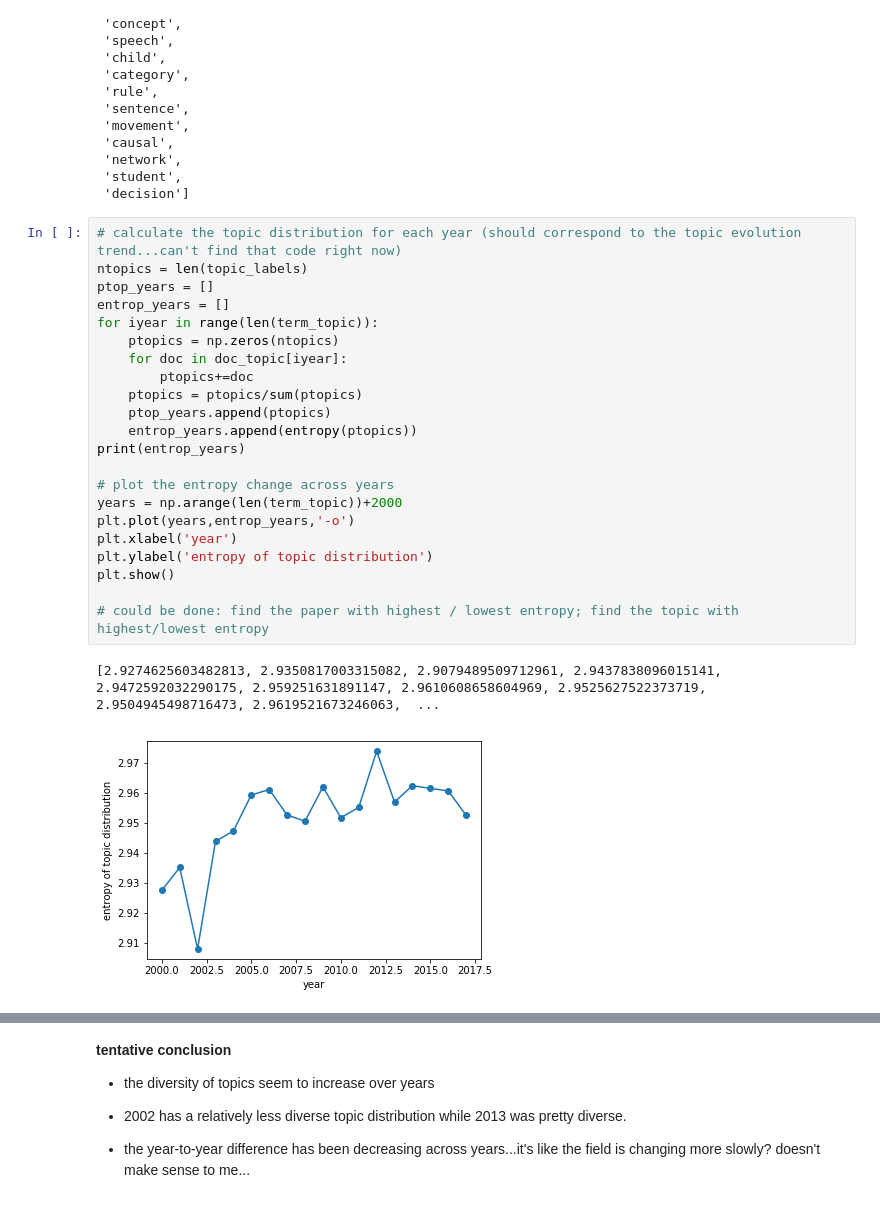
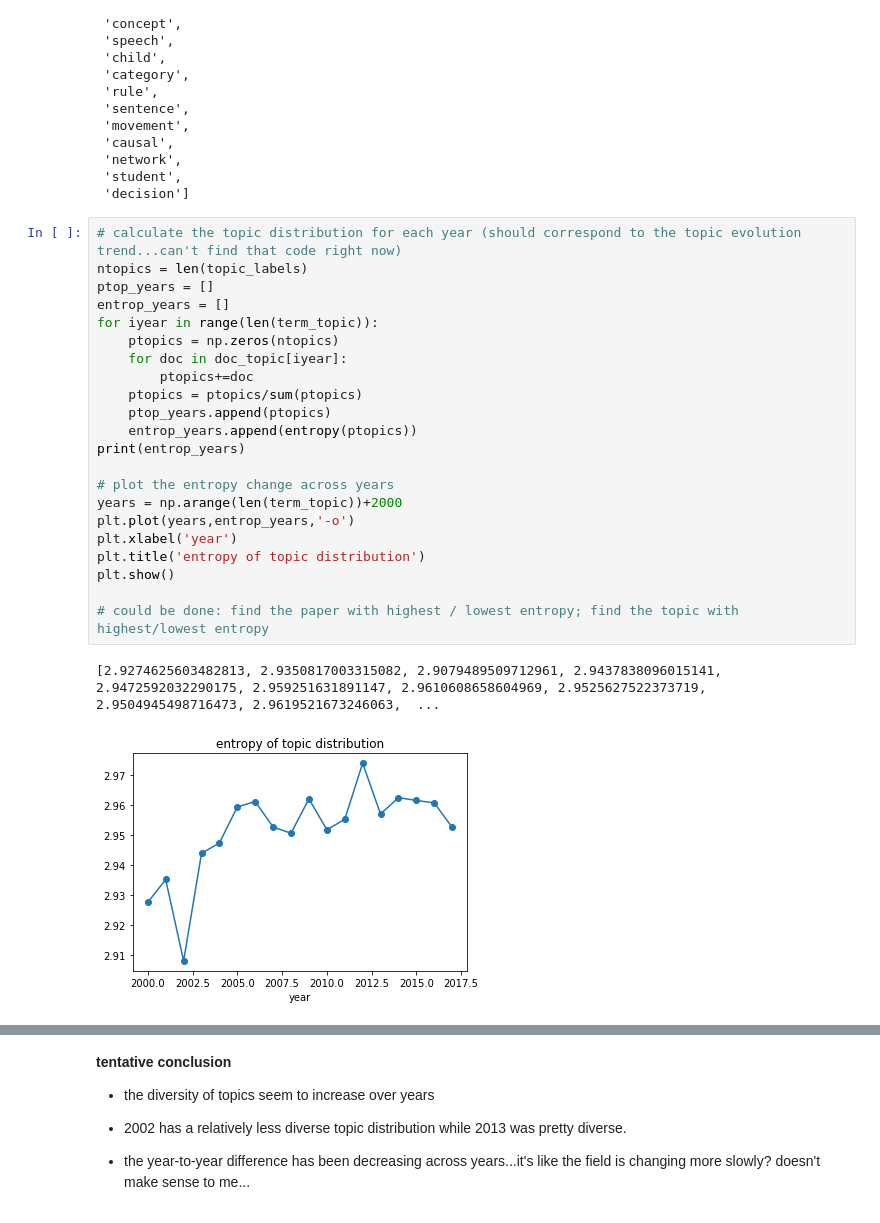
Before and after one commit to anselmrothe/dtm, a Jupyter notebook: topic_entropy.ipynb, the cells around one changed output, grey strips where cells are left out. Cells and saved outputs as stored; diff of their text form.

```diff
--- a/topic_entropy.ipynb
+++ b/topic_entropy.ipynb
@@ -80,28 +80,28 @@ topic_labels
 # %%
 # calculate the topic distribution for each year (should correspond to the topic evolution trend...can't find that code right now)
 ntopics = len(topic_labels)
 ptop_years = []
 entrop_years = []
 for iyear in range(len(term_topic)):
     ptopics = np.zeros(ntopics)
     for doc in doc_topic[iyear]:
         ptopics+=doc
     ptopics = ptopics/sum(ptopics)
     ptop_years.append(ptopics)
     entrop_years.append(entropy(ptopics))
 print(entrop_years)
 
 # plot the entropy change across years
 years = np.arange(len(term_topic))+2000
 plt.plot(years,entrop_years,'-o')
 plt.xlabel('year')
-plt.ylabel('entropy of topic distribution')
+plt.title('entropy of topic distribution')
 plt.show()
 
 # could be done: find the paper with highest / lowest entropy; find the topic with highest/lowest entropy
 # %% [output]
 [2.9274625603482813, 2.9350817003315082, 2.9079489509712961, 2.9437838096015141, 2.9472592032290175, 2.959251631891147, 2.9610608658604969, 2.9525627522373719, 2.9504945498716473, 2.9619521673246063,  ...
-[figure, old version]
+[figure, new version]
 # %%
 # KL-divergence across years
 kl_years = []
```
Also changed, not shown: parts of 3 cells of this notebook, 3 other files.
